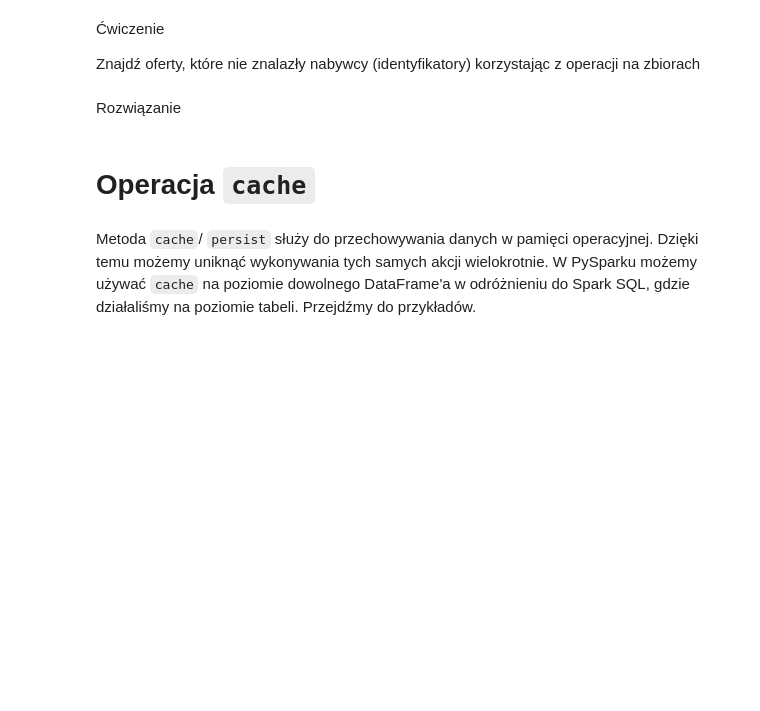
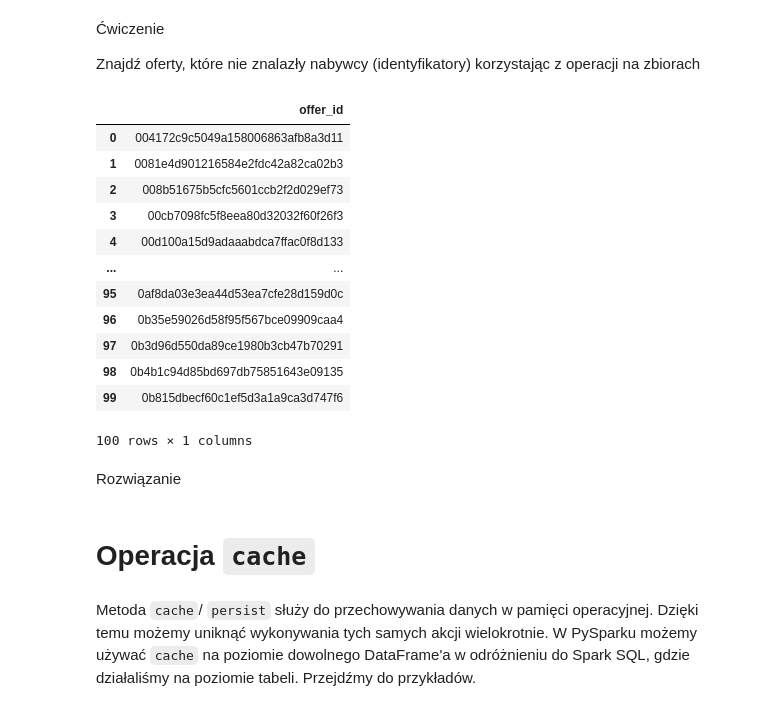
Before and after one commit to mkjmdski/spark-postgraduate-studies-devcontainer, a Jupyter notebook: notebooks/learning/PySpark - workshop.ipynb, the cells around one changed output. Drawn from its saved outputs; the diff is of its cells as text; code cells hidden in the pictures; blank space fills up the shorter version.

```diff
--- a/notebooks/learning/PySpark - workshop.ipynb
+++ b/notebooks/learning/PySpark - workshop.ipynb
@@ -1118,6 +1360,27 @@ df2.subtract(df1).show()
 Ćwiczenie
 
 Znajdź oferty, które nie znalazły nabywcy (identyfikatory) korzystając z operacji na zbiorach
+# %%
+display(
+    uam_offers.select('offer_id')
+    .subtract(
+        uam_orders.select('offer_id')
+    )
+)
+# %% [output]
+|  | offer_id |
+| 0 | 004172c9c5049a158006863afb8a3d11 |
+| 1 | 0081e4d901216584e2fdc42a82ca02b3 |
+| 2 | 008b51675b5cfc5601ccb2f2d029ef73 |
+| 3 | 00cb7098fc5f8eea80d32032f60f26f3 |
+| 4 | 00d100a15d9adaaabdca7ffac0f8d133 |
+| ... | ... |
+| 95 | 0af8da03e3ea44d53ea7cfe28d159d0c |
+| 96 | 0b35e59026d58f95f567bce09909caa4 |
+| 97 | 0b3d96d550da89ce1980b3cb47b70291 |
+| 98 | 0b4b1c94d85bd697db75851643e09135 |
+| 99 | 0b815dbecf60c1ef5d3a1a9ca3d747f6 |
+100 rows × 1 columns
 # %% [markdown]
 Rozwiązanie
 # %%
```
Also changed, not shown: parts of 34 cells of this notebook, 1 other file.
